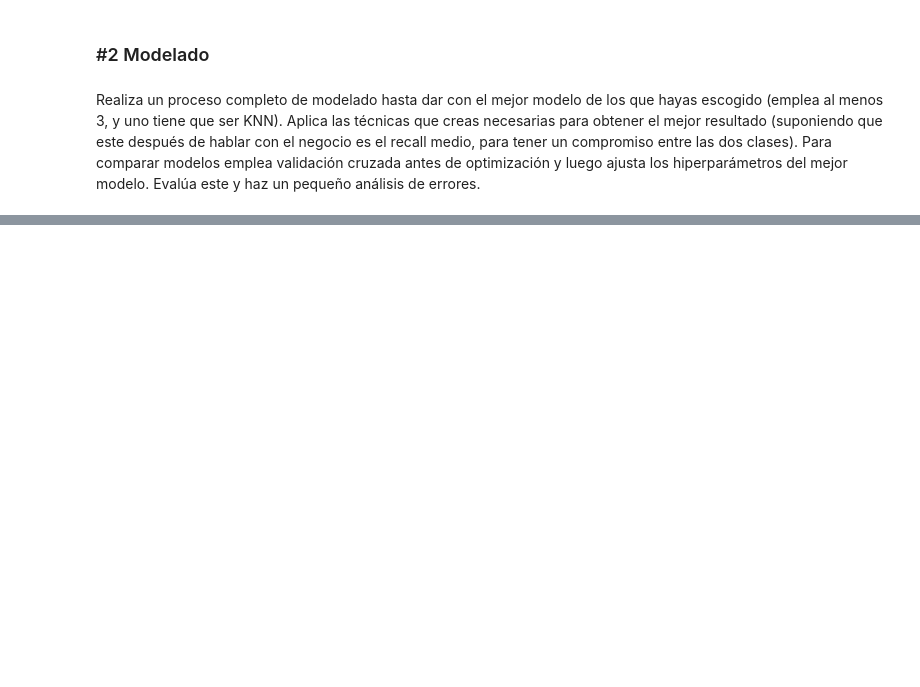
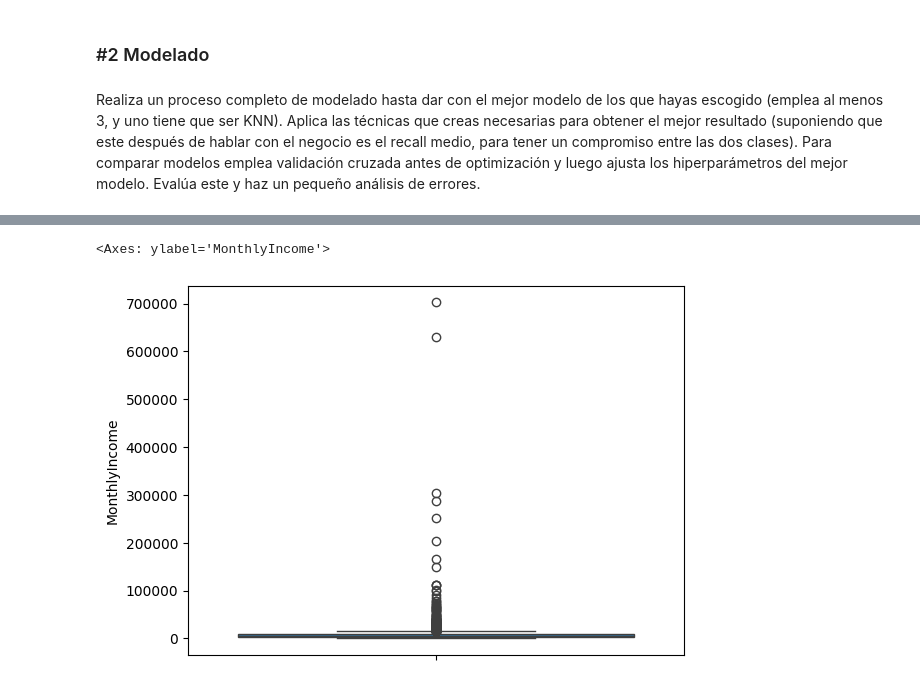
Before and after one commit to Rodrigo6363/ONLINE_DS_THEBRIDGE_ROD, a Jupyter notebook: Sprint_12/Unidad_01/Practica_Obligatoria/18_Practica_Obligatoria_Otros_Modelos_Supervisados.ipynb, the cells around one changed output, grey strips where cells are left out. Cells and saved outputs as stored; diff of their text form; code cells hidden in the pictures; blank space fills up the shorter version.

```diff
--- a/Sprint_12/Unidad_01/Practica_Obligatoria/18_Practica_Obligatoria_Otros_Modelos_Supervisados.ipynb
+++ b/Sprint_12/Unidad_01/Practica_Obligatoria/18_Practica_Obligatoria_Otros_Modelos_Supervisados.ipynb
@@ -74,0 +223,5 @@ Realiza un proceso completo de modelado hasta dar con el mejor modelo de los que
+# %%
+sns.boxplot(X_train['MonthlyIncome'])
+# %% [output]
+<Axes: ylabel='MonthlyIncome'>
+[figure, added]
```
Also changed, not shown: parts of 35 cells of this notebook.
